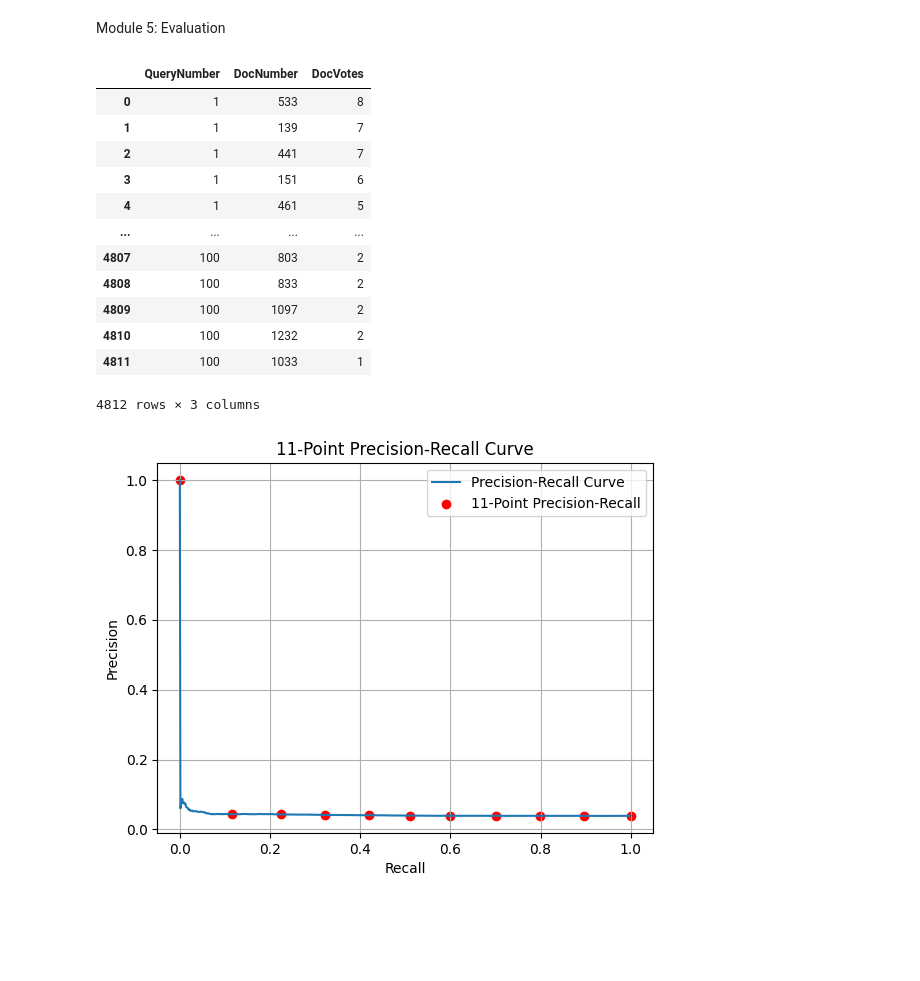
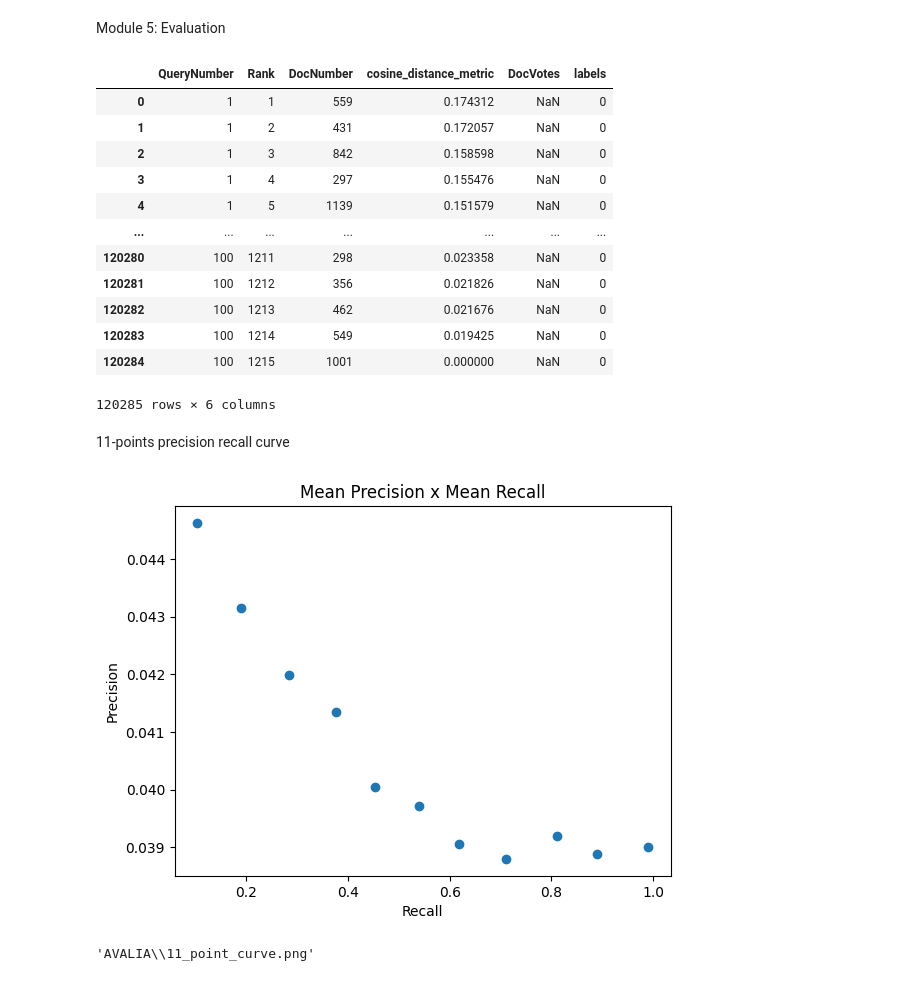
Before and after one commit to luancvieira/Information-Retrieval-Evaluation, a Jupyter notebook: src/IR evaluation.ipynb, the cells around one changed output. Saved outputs shown, nothing was run; the diff lists cells and outputs as text; code cells hidden in the pictures; blank space fills up the shorter version.

```diff
--- a/src/IR evaluation.ipynb
+++ b/src/IR evaluation.ipynb
@@ -108,9 +122,12 @@ busca_model = None
 busca_queries = None
 busca_results = None
 
+
 with open(os.path.join("config_files", cfg_file), "r") as f:
     lines = f.readlines()
     fields = [config_files[name]['field'] for name in config_files if cfg_file.endswith(name + '.cfg')][0]
+
+
     for line in lines:
         # check if line has format "field=file_path"
         field, file_path = line.strip().split('=')
@@ -137,6 +154,10 @@ with open(os.path.join("config_files", cfg_file), "r") as f:
     # check that all fields are present
     if set(fields) != set(['MODELO', 'CONSULTAS','RESULTADOS']):
         logger.error(f"Error in {cfg_file} adjust fields accordingly")
+    if gli_stemmer:
+        busca_results = busca_results[:-4] + "-STEMMER" + ".csv"
+    else:
+        busca_results = busca_results[:-4] + "-NOSTEMMER" + ".csv"
 # %%
 cfg_file = "index.cfg"
 logger.info("Reading config file " + cfg_file)
@@ -173,6 +194,10 @@ with open(os.path.join("config_files", cfg_file), "r") as f:
     # check that all fields are present
     if set(fields) != set(['LEIA', 'ESCREVA']):
         logger.error(f"Error: {cfg_file} should have only 'LEIA' and 'ESCREVA' fields")
+    if gli_stemmer:
+        index_read = index_read[:-4] + "-STEMMER" + ".csv"
+    else:
+        index_read = index_read[:-4] + "-NOSTEMMER" + ".csv"
 # %%
 cfg_file = "pc.cfg"
 logger.info("Reading config file " + cfg_file)
@@ -514,22 +576,6 @@ os.makedirs("AVALIA")
 # %%
 expected_df = pd.read_csv(pc_expected, sep=';')
 results_df = pd.read_csv(busca_results, sep=';', header = None, names = ['QueryNumber', 'Column2'])
-# %%
-expected_df
-# %% [output]
-|  | QueryNumber | DocNumber | DocVotes |
-| 0 | 1 | 533 | 8 |
-| 1 | 1 | 139 | 7 |
-| 2 | 1 | 441 | 7 |
-| 3 | 1 | 151 | 6 |
-| 4 | 1 | 461 | 5 |
-| ... | ... | ... | ... |
-| 4807 | 100 | 803 | 2 |
-| 4808 | 100 | 833 | 2 |
-| 4809 | 100 | 1097 | 2 |
-| 4810 | 100 | 1232 | 2 |
-| 4811 | 100 | 1033 | 1 |
-4812 rows × 3 columns
 # %%
 # Split the second column into separate columns with column names
 new_columns = results_df['Column2'].str.strip("[]").str.split(",", expand=True)
@@ -542,41 +588,29 @@ results_df['Rank'] = results_df['Rank'].astype('int64')
 results_df['DocNumber'] = results_df['DocNumber'].astype('int64')
 results_df['cosine_distance_metric'] = results_df['cosine_distance_metric'].astype('float')
 # %%
-import matplotlib.pyplot as plt
-from sklearn.metrics import precision_recall_curve
-
 # Perform a left join on results_df and expected_df
 merged_df = results_df.merge(expected_df, on=['QueryNumber', 'DocNumber'], how='left')
 
 # Sort the merged_df by Rank in ascending order
-sorted_df = merged_df.sort_values(by='Rank')
+sorted_df = merged_df.sort_values(by=['QueryNumber','Rank'])
 
 threshold = 0  # Adjust the threshold as needed
 # Convert DocVotes to binary classification labels
-labels = np.where(sorted_df['DocVotes'] > threshold, 1, 0)
-
-# Convert DocVotes to binary classification labels
-labels = np.where(sorted_df['DocVotes'] >= threshold, 1, 0)
-
-# Calculate precision and recall
-precision, recall, _ = precision_recall_curve(labels, -sorted_df['Rank'])
-
-# Calculate the 11-point precision and recall values
-num_points = 11
-step = int(len(precision) / (num_points - 1))
-indices = list(range(0, len(precision), step))
-indices[-1] = len(precision) - 1
-precision_11pt = precision[indices]
-recall_11pt = recall[indices]
-
-# Plot the precision-recall curve
-plt.plot(recall, precision, label='Precision-Recall Curve')
-plt.scatter(recall_11pt, precision_11pt, color='red', marker='o', label='11-Point Precision-Recall')
-plt.xlabel('Recall')
-plt.ylabel('Precision')
-plt.title('11-Point Precision-Recall Curve')
-plt.legend()
-plt.grid(True)
-plt.show()
+sorted_df['labels'] = np.where(sorted_df['DocVotes'] > threshold, 1, 0)
+sorted_df
 # %% [output]
-[figure, removed]
+|  | QueryNumber | Rank | DocNumber | cosine_distance_metric | DocVotes | labels |
+| 0 | 1 | 1 | 559 | 0.174312 | NaN | 0 |
+| 1 | 1 | 2 | 431 | 0.172057 | NaN | 0 |
+| 2 | 1 | 3 | 842 | 0.158598 | NaN | 0 |
+| 3 | 1 | 4 | 297 | 0.155476 | NaN | 0 |
+| 4 | 1 | 5 | 1139 | 0.151579 | NaN | 0 |
+| ... | ... | ... | ... | ... | ... | ... |
+| 120280 | 100 | 1211 | 298 | 0.023358 | NaN | 0 |
+| 120281 | 100 | 1212 | 356 | 0.021826 | NaN | 0 |
+| 120282 | 100 | 1213 | 462 | 0.021676 | NaN | 0 |
+| 120283 | 100 | 1214 | 549 | 0.019425 | NaN | 0 |
+| 120284 | 100 | 1215 | 1001 | 0.000000 | NaN | 0 |
+120285 rows × 6 columns
+# %% [markdown]
+11-points precision recall curve
@@ -582,0 +661,5 @@ plt.show()
+# %%
+eleven_points_precision_recall_curve()
+# %% [output]
+[figure, added]
+'AVALIA\\11_point_curve.png'
```
Also changed, not shown: parts of 37 cells of this notebook, 16 other files.
